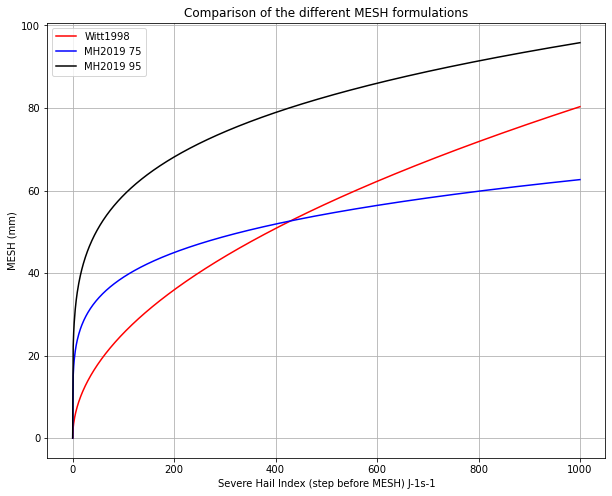
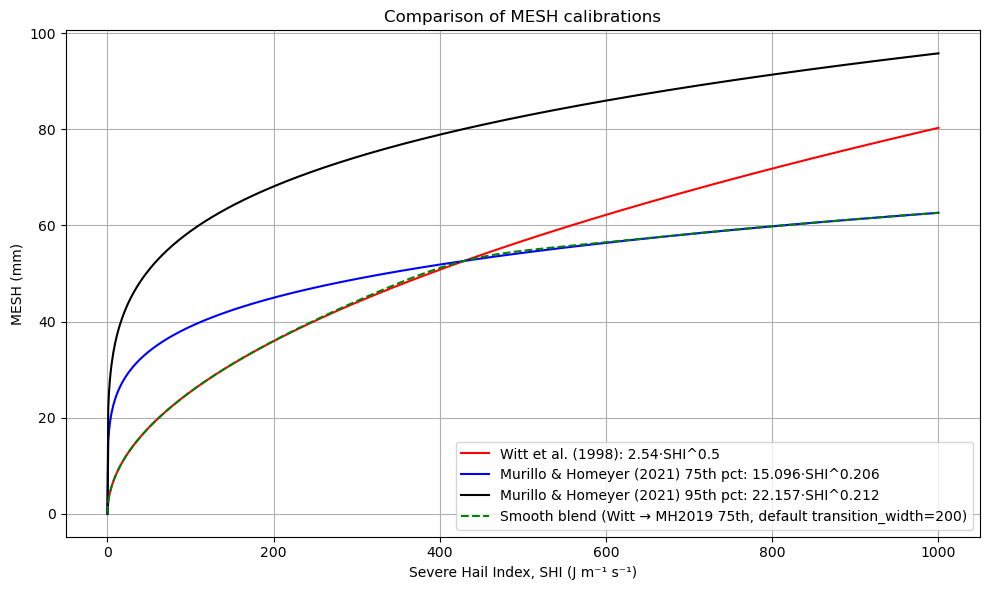
Unified diff of the notebook cell whose output changed from the first chart to the second:
--- before
+++ after
@@ -1,15 +1,21 @@
-shi = np.arange(0,1001)
+# SHI range over which to evaluate the calibrations
+shi = np.arange(0, 1001)  # J m^-1 s^-1
 
-mesh_witt = 2.54 * shi ** 0.5
-mesh_mh2019_75 = 15.096 * shi ** 0.206
-mesh_mh2019_95 = 22.157 * shi ** 0.212
+# Four MESH calibrations
+mesh_witt      = 2.54   * shi ** 0.5    # Witt et al. (1998)
+mesh_mh2019_75 = 15.096 * shi ** 0.206  # Murillo & Homeyer (2021) 75th pct
+mesh_mh2019_95 = 22.157 * shi ** 0.212  # Murillo & Homeyer (2021) 95th pct
+mesh_blend     = mesh_smooth_blend(shi)  # logistic blend of Witt and MH2019 75th
 
-fig = plt.figure(figsize=(10,8))
-plt.plot(shi,mesh_witt,'r-')
-plt.plot(shi,mesh_mh2019_75,'b-')
-plt.plot(shi,mesh_mh2019_95,'k-')
-plt.xlabel('Severe Hail Index (step before MESH) J-1s-1')
+fig = plt.figure(figsize=(10, 6))
+plt.plot(shi, mesh_witt,      'r-',  label='Witt et al. (1998): 2.54·SHI^0.5')
+plt.plot(shi, mesh_mh2019_75, 'b-',  label='Murillo & Homeyer (2021) 75th pct: 15.096·SHI^0.206')
+plt.plot(shi, mesh_mh2019_95, 'k-',  label='Murillo & Homeyer (2021) 95th pct: 22.157·SHI^0.212')
+plt.plot(shi, mesh_blend,     'g--', label='Smooth blend (Witt → MH2019 75th, default transition_width=200)')
+plt.xlabel('Severe Hail Index, SHI (J m⁻¹ s⁻¹)')
 plt.ylabel('MESH (mm)')
+plt.title('Comparison of MESH calibrations')
+plt.legend()
 plt.grid()
-plt.legend(['Witt1998', 'MH2019 75', 'MH2019 95'])
-plt.title('Comparison of the different MESH formulations')
+plt.tight_layout()
+plt.show()

Commit: notebook clean up